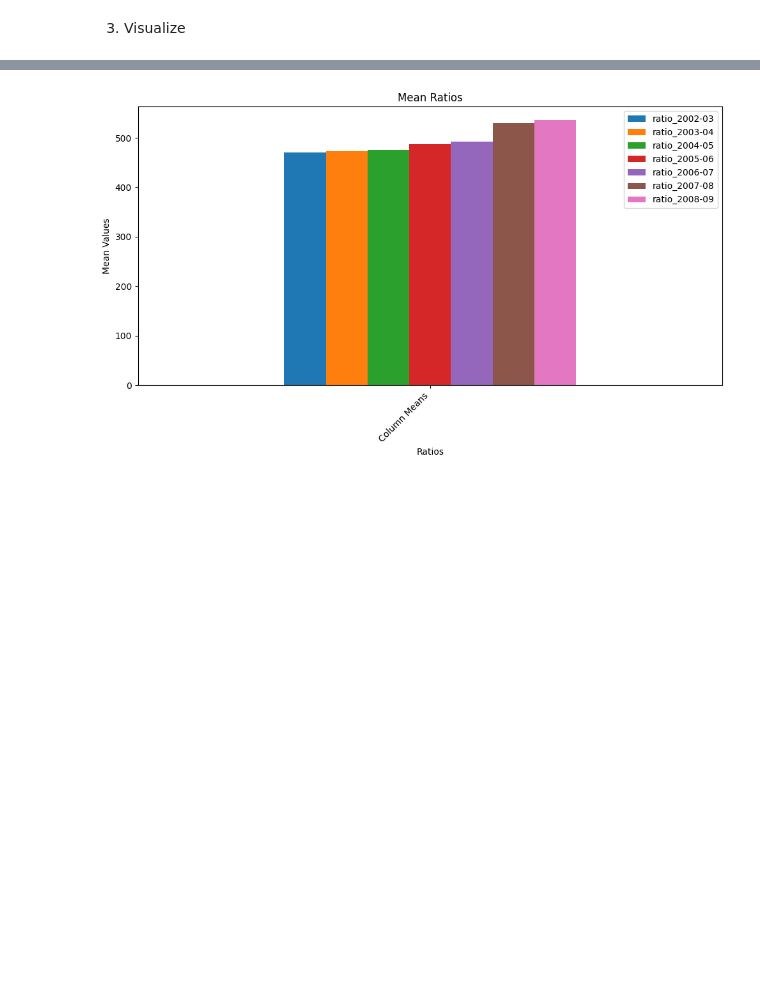
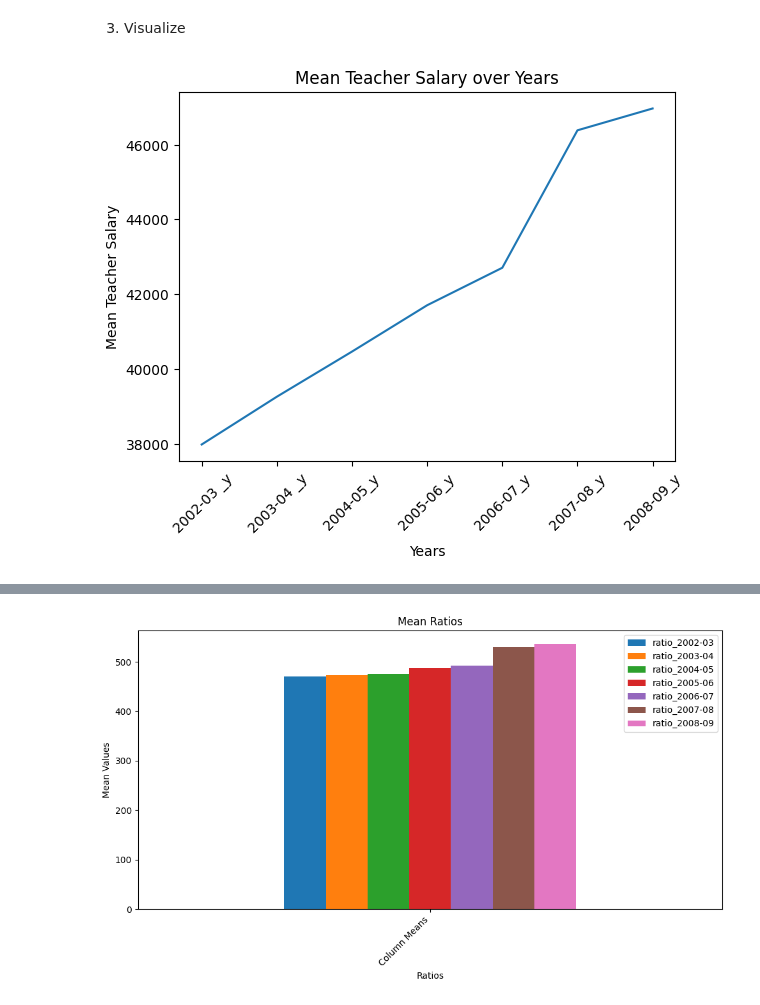
Before and after one commit to thompson-andrea-rene/KY_Grad, a Jupyter notebook: notebook.ipynb, the cells around one changed output, grey strips where cells are left out. Saved outputs shown, nothing was run; the diff lists cells and outputs as text; code cells hidden in the pictures; blank space fills up the shorter version.

Commit message:
Upated visuals

```diff
--- a/notebook.ipynb
+++ b/notebook.ipynb
@@ -202,3 +202,22 @@ means_df.head()
 1 rows × 21 columns
 # %% [markdown]
 3. Visualize
+# %%
+#Chart for the Mean Teacher Salary over the given years
+
+years = [' 2002-03 _y', ' 2003-04 _y', '2004-05_y', '2005-06_y',
+         '2006-07_y', '2007-08_y', '2008-09_y']
+
+mean_salaries = []
+for year in years:
+    mean_salaries.append(merged_df[year].mean())
+
+
+plt.plot(years, mean_salaries)
+plt.xlabel('Years')
+plt.ylabel('Mean Teacher Salary')
+plt.title('Mean Teacher Salary over Years')
+plt.xticks(rotation=45)
+plt.show()
+# %% [output]
+[figure, added]
```
Also changed, not shown: parts of 4 cells of this notebook.
